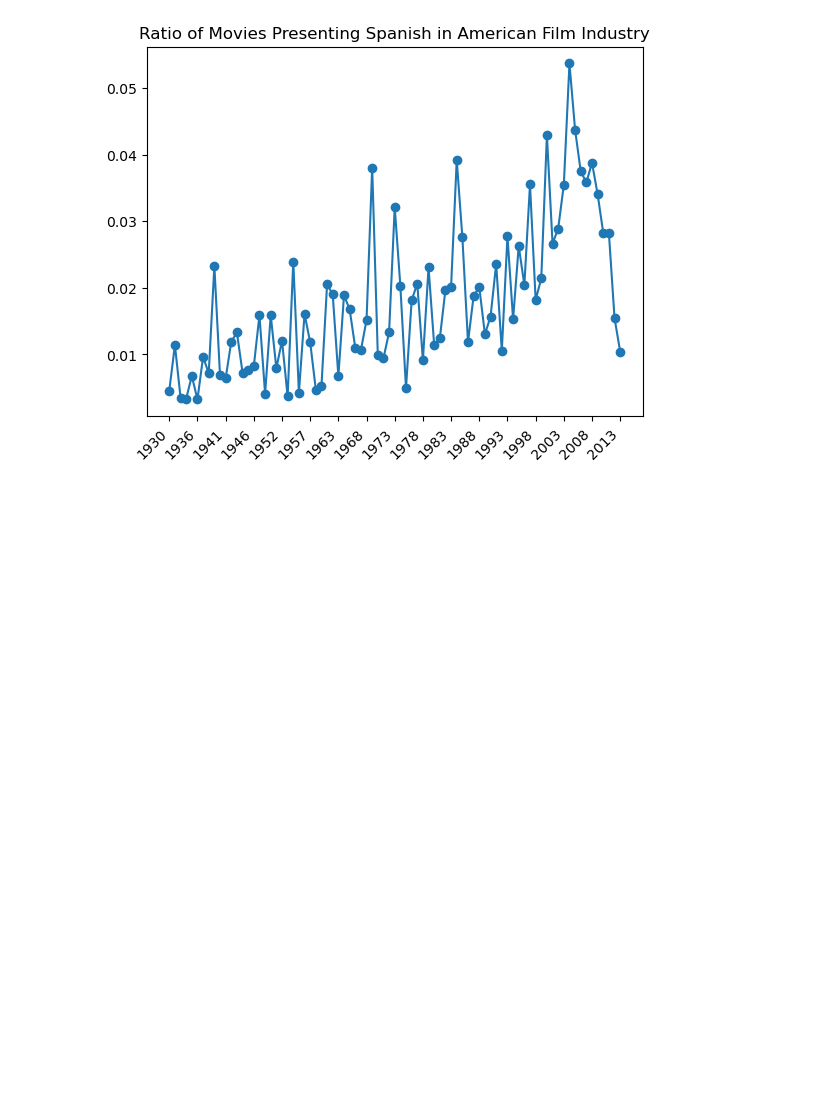
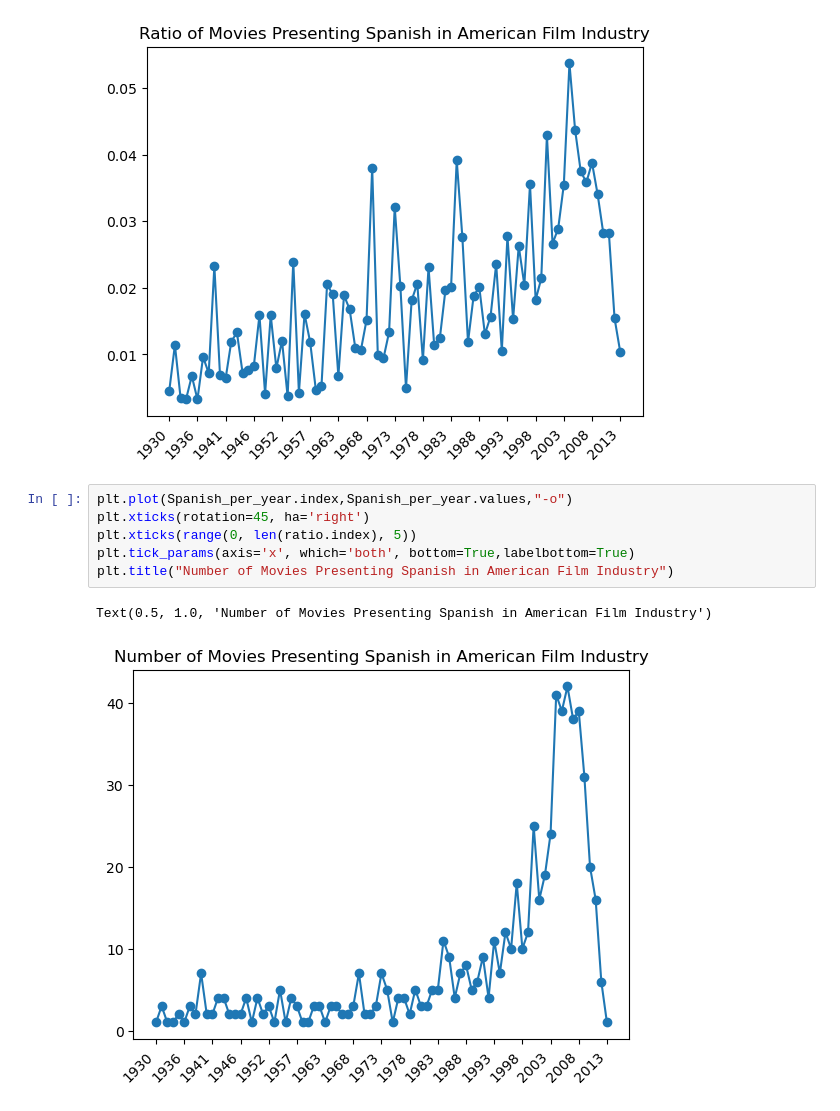
Before and after one commit to epfl-ada/ada-2023-project-pandalysts, a Jupyter notebook: Part3.ipynb, the cells around one changed output. Cells and saved outputs as stored; diff of their text form; blank space fills up the shorter version.

Commit message:
another graph

```diff
--- a/Part3.ipynb
+++ b/Part3.ipynb
@@ -129,3 +130,12 @@ plt.title("Ratio of Movies Presenting Spanish in American Film Industry")
 # %% [output]
 Text(0.5, 1.0, 'Ratio of Movies Presenting Spanish in American Film Industry')
 [figure]
+# %%
+plt.plot(Spanish_per_year.index,Spanish_per_year.values,"-o")
+plt.xticks(rotation=45, ha='right')
+plt.xticks(range(0, len(ratio.index), 5))
+plt.tick_params(axis='x', which='both', bottom=True,labelbottom=True)
+plt.title("Number of Movies Presenting Spanish in American Film Industry")
+# %% [output]
+Text(0.5, 1.0, 'Number of Movies Presenting Spanish in American Film Industry')
+[figure, added]
```
Also changed, not shown: parts of 1 cell of this notebook.
